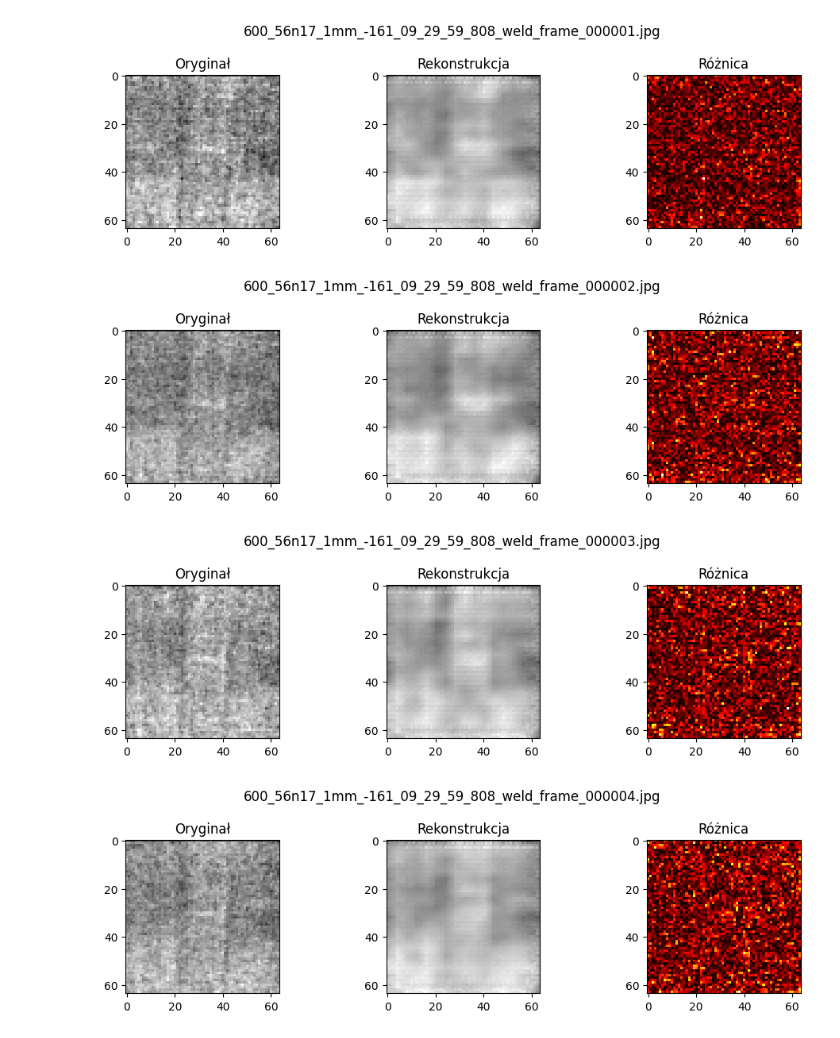
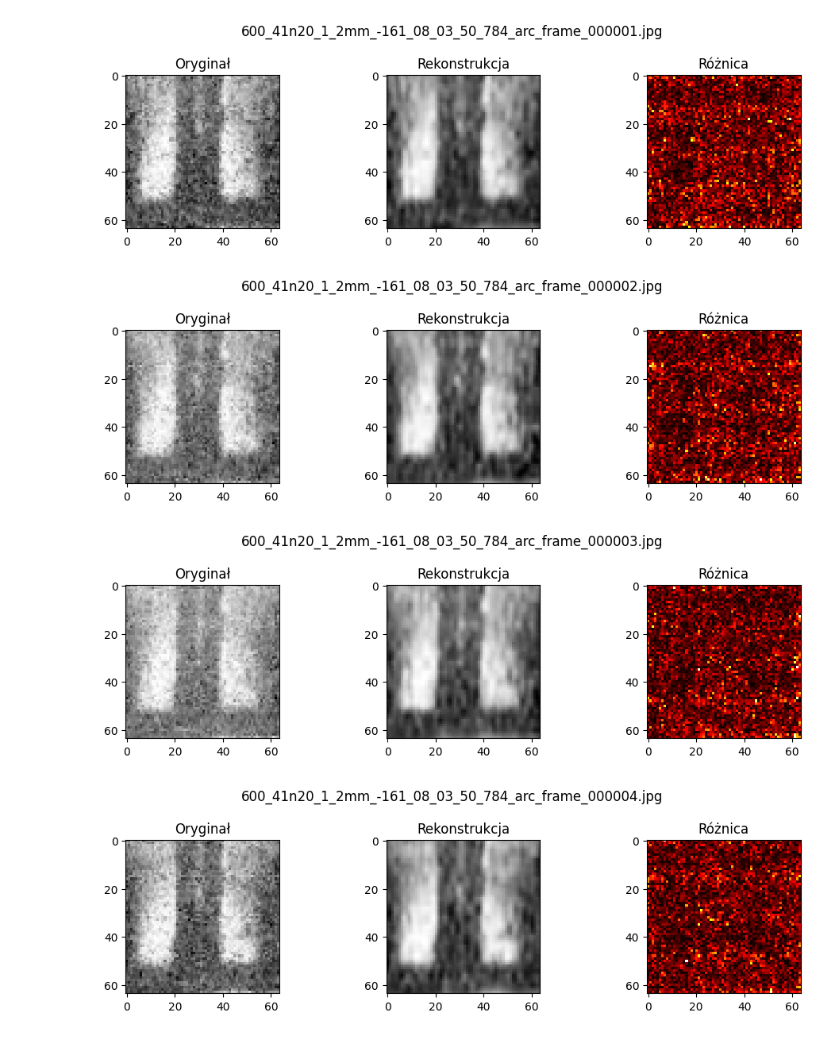
Before and after one commit to dawidburcon/weld-thermal-anomaly-detection, a Jupyter notebook: train_autoencoder.ipynb, the cells around one changed output. Saved outputs shown, nothing was run; the diff lists cells and outputs as text; code cells hidden in the pictures.

Commit message:
train and test on rois

```diff
--- a/train_autoencoder.ipynb
+++ b/train_autoencoder.ipynb
@@ -9,11 +9,12 @@ from torchvision import transforms
 import matplotlib.pyplot as plt
 
 # === KONFIGURACJA ===
-IMAGE_DIR = "output_rois/train_roi_weld"
-MODEL_SAVE_PATH = "autoencoder.pth"
+# IMAGE_DIR = "output_rois/train_roi_weld"
+IMAGE_DIR = "output_rois/train_roi_arc"  # Ścieżka do katalogu z obrazami
+MODEL_SAVE_PATH = "arc_autoencoder.pth"
 IMAGE_SIZE = (64, 64)
 BATCH_SIZE = 16
-EPOCHS = 30
+EPOCHS = 50
 DEVICE = 'cuda' if torch.cuda.is_available() else 'cpu'
 
 # === TRANSFORMACJE ===
@@ -128,4 +129,4 @@ Epoch 30/30 - Loss: 0.0364
-[figure, old version]
+[figure, new version]
-[figure, old version]
+[figure, new version]
-[figure, old version]
+[figure, new version]
-[figure, old version]
+[figure, new version]
```
Also changed, not shown: parts of 3 cells of this notebook, 3 other files.
